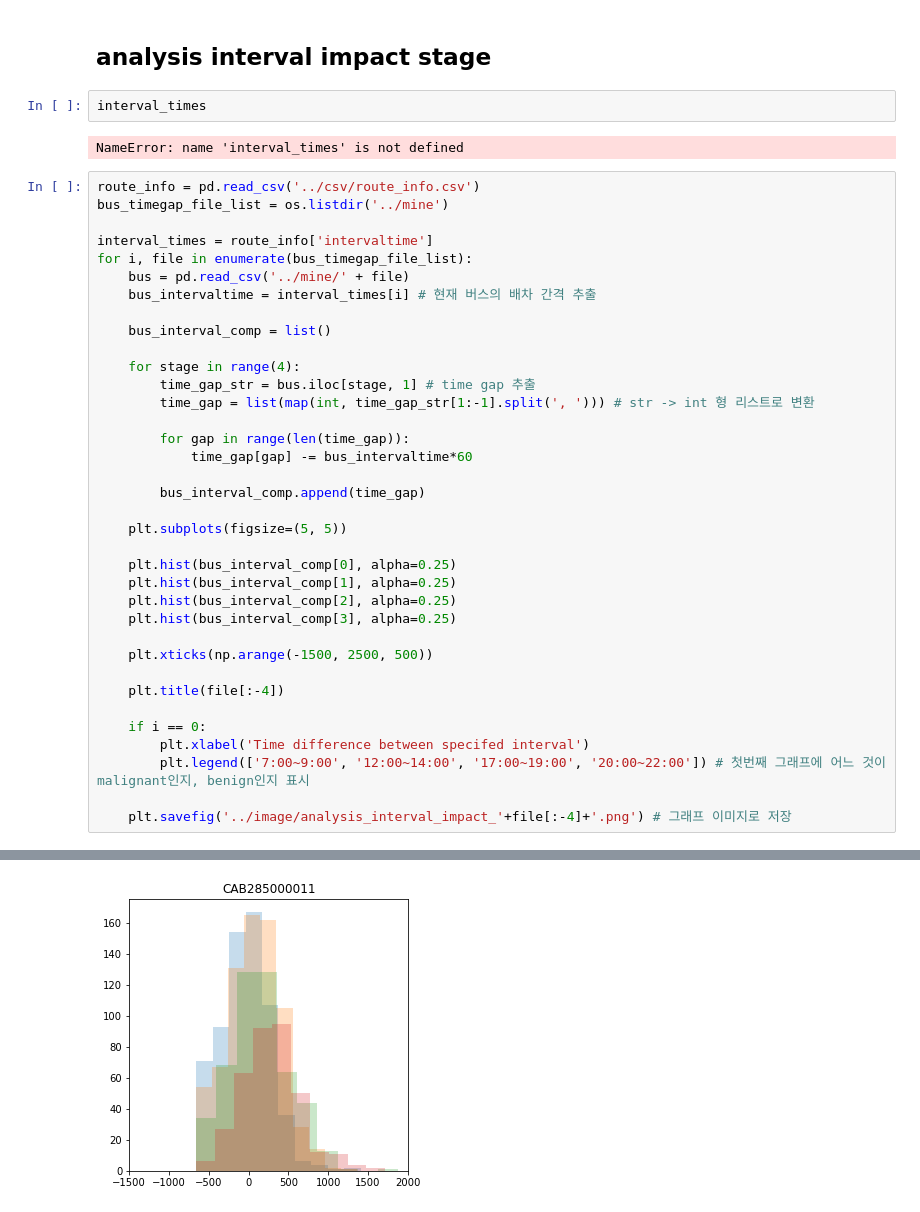
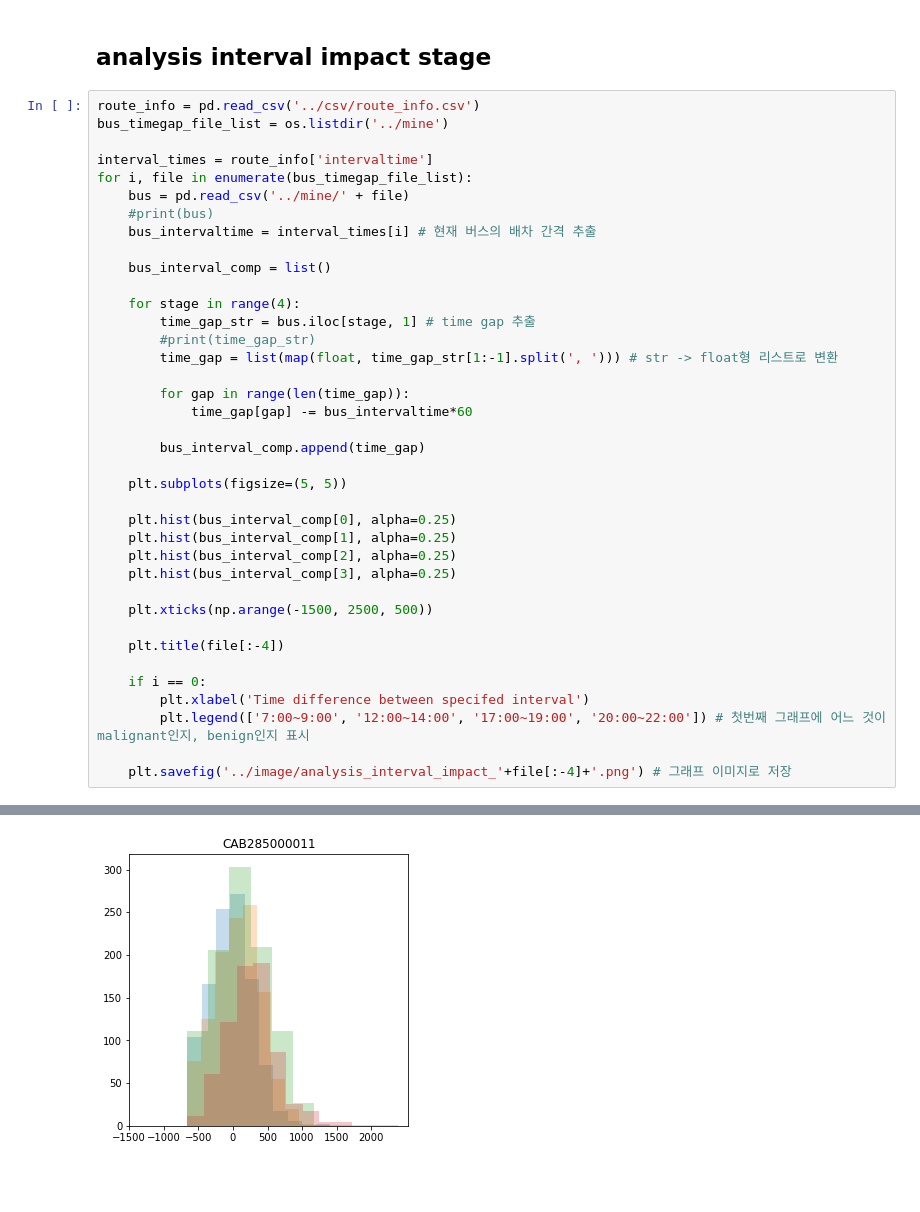
Before and after one commit to jwo29/Sangmyung-BigData-Team-unnamed, a Jupyter notebook: code/analyze_bus_dispatch_interval.ipynb, the cells around one changed output, grey strips where cells are left out. Cells and saved outputs as stored; diff of their text form; blank space fills up the shorter version.

```diff
--- a/code/analyze_bus_dispatch_interval.ipynb
+++ b/code/analyze_bus_dispatch_interval.ipynb
@@ -131,9 +131,5 @@ for route in time_gap_df.index:
 # %% [markdown]
 ## analysis interval impact stage
-# %%
-interval_times
-# %% [output]
-NameError: name 'interval_times' is not defined
 # %%
 route_info = pd.read_csv('../csv/route_info.csv')
 bus_timegap_file_list = os.listdir('../mine')
@@ -141,13 +137,15 @@ bus_timegap_file_list = os.listdir('../mine')
 interval_times = route_info['intervaltime']
 for i, file in enumerate(bus_timegap_file_list):
     bus = pd.read_csv('../mine/' + file)
+    #print(bus)
     bus_intervaltime = interval_times[i] # 현재 버스의 배차 간격 추출
 
     bus_interval_comp = list()
 
     for stage in range(4):
         time_gap_str = bus.iloc[stage, 1] # time gap 추출
-        time_gap = list(map(int, time_gap_str[1:-1].split(', '))) # str -> int 형 리스트로 변환
+        #print(time_gap_str)
+        time_gap = list(map(float, time_gap_str[1:-1].split(', '))) # str -> float형 리스트로 변환
 
         for gap in range(len(time_gap)):
             time_gap[gap] -= bus_intervaltime*60
@@ -179 +177 @@ for i, file in enumerate(bus_timegap_file_list):
-[figure, old version]
+[figure, new version]
```
Also changed, not shown: parts of 8 cells of this notebook.
